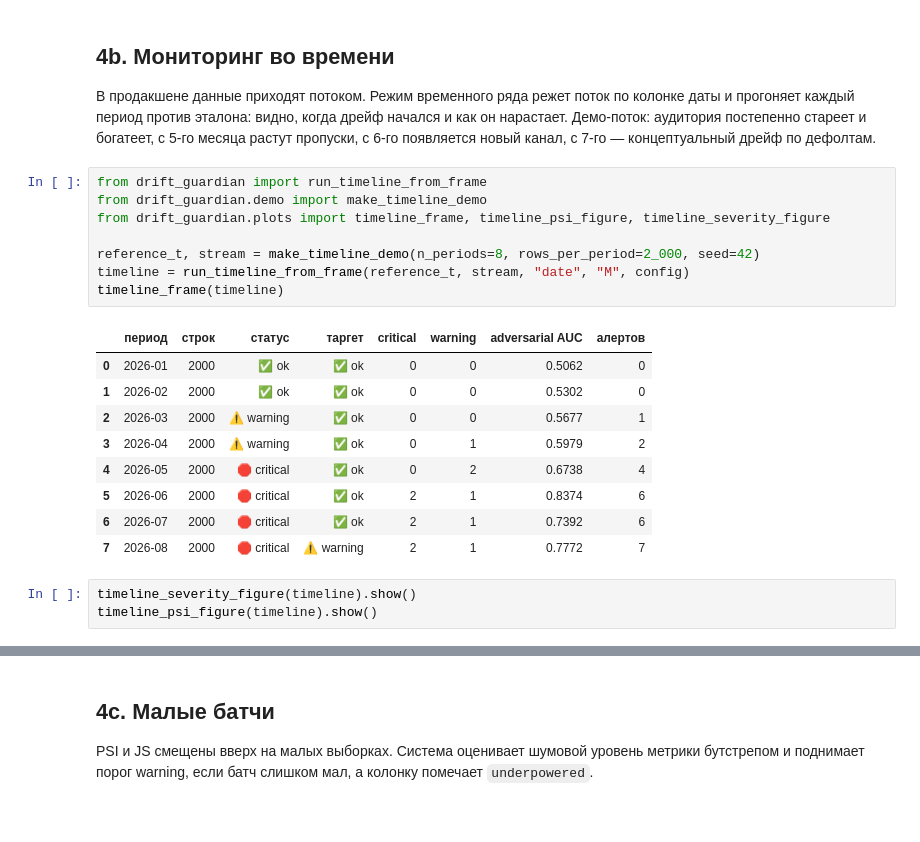
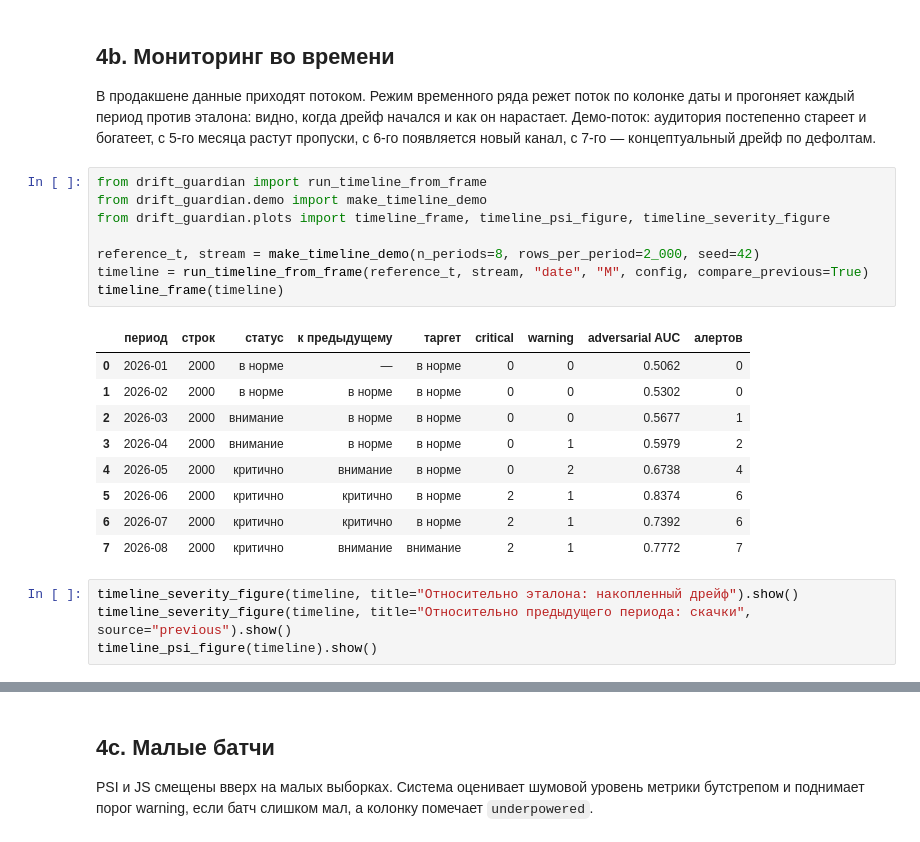
Before and after one commit to dmagog/mts-shad-drift-guardian, a Jupyter notebook: notebooks/demo.ipynb, the cells around one changed output, grey strips where cells are left out. Saved outputs shown, nothing was run; the diff lists cells and outputs as text.

```diff
--- a/notebooks/demo.ipynb
+++ b/notebooks/demo.ipynb
@@ -171,21 +171,22 @@ pd.DataFrame(r["target_drift"]["tests"])[["name", "statistic", "p_value", "sever
 # %%
 from drift_guardian import run_timeline_from_frame
 from drift_guardian.demo import make_timeline_demo
 from drift_guardian.plots import timeline_frame, timeline_psi_figure, timeline_severity_figure
 
 reference_t, stream = make_timeline_demo(n_periods=8, rows_per_period=2_000, seed=42)
-timeline = run_timeline_from_frame(reference_t, stream, "date", "M", config)
+timeline = run_timeline_from_frame(reference_t, stream, "date", "M", config, compare_previous=True)
 timeline_frame(timeline)
 # %% [output]
-|  | период | строк | статус | таргет | critical | warning | adversarial AUC | алертов |
-| 0 | 2026-01 | 2000 | ✅ ok | ✅ ok | 0 | 0 | 0.5062 | 0 |
-| 1 | 2026-02 | 2000 | ✅ ok | ✅ ok | 0 | 0 | 0.5302 | 0 |
-| 2 | 2026-03 | 2000 | ⚠️ warning | ✅ ok | 0 | 0 | 0.5677 | 1 |
-| 3 | 2026-04 | 2000 | ⚠️ warning | ✅ ok | 0 | 1 | 0.5979 | 2 |
-| 4 | 2026-05 | 2000 | 🛑 critical | ✅ ok | 0 | 2 | 0.6738 | 4 |
-| 5 | 2026-06 | 2000 | 🛑 critical | ✅ ok | 2 | 1 | 0.8374 | 6 |
-| 6 | 2026-07 | 2000 | 🛑 critical | ✅ ok | 2 | 1 | 0.7392 | 6 |
-| 7 | 2026-08 | 2000 | 🛑 critical | ⚠️ warning | 2 | 1 | 0.7772 | 7 |
+|  | период | строк | статус | к предыдущему | таргет | critical | warning | adversarial AUC | алертов |
+| 0 | 2026-01 | 2000 | в норме | — | в норме | 0 | 0 | 0.5062 | 0 |
+| 1 | 2026-02 | 2000 | в норме | в норме | в норме | 0 | 0 | 0.5302 | 0 |
+| 2 | 2026-03 | 2000 | внимание | в норме | в норме | 0 | 0 | 0.5677 | 1 |
+| 3 | 2026-04 | 2000 | внимание | в норме | в норме | 0 | 1 | 0.5979 | 2 |
+| 4 | 2026-05 | 2000 | критично | внимание | в норме | 0 | 2 | 0.6738 | 4 |
+| 5 | 2026-06 | 2000 | критично | критично | в норме | 2 | 1 | 0.8374 | 6 |
+| 6 | 2026-07 | 2000 | критично | критично | в норме | 2 | 1 | 0.7392 | 6 |
+| 7 | 2026-08 | 2000 | критично | внимание | внимание | 2 | 1 | 0.7772 | 7 |
 # %%
-timeline_severity_figure(timeline).show()
+timeline_severity_figure(timeline, title="Относительно эталона: накопленный дрейф").show()
+timeline_severity_figure(timeline, title="Относительно предыдущего периода: скачки", source="previous").show()
 timeline_psi_figure(timeline).show()
```
Also changed, not shown: parts of 7 cells of this notebook, 12 other files.
